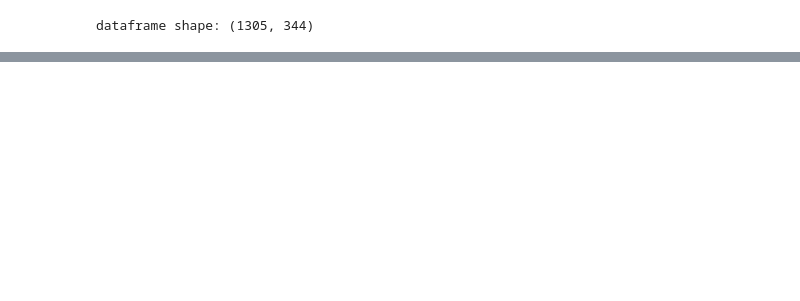
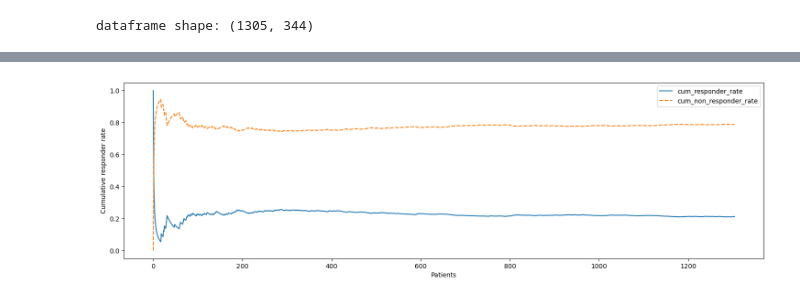
Before and after one commit to DanHerman212/oud_treatment_outcome, a Jupyter notebook: notebooks/2_exploratory_analysis.ipynb, the cells around one changed output, grey strips where cells are left out. Saved outputs shown, nothing was run; the diff lists cells and outputs as text; code cells hidden in the pictures; blank space fills up the shorter version.

```diff
--- a/notebooks/2_exploratory_analysis.ipynb
+++ b/notebooks/2_exploratory_analysis.ipynb
@@ -280,0 +163,25 @@ plt.show()
+# %%
+# cumulative distribution function
+# create a new column for cumulative responders
+data['cum_responders'] = data.responder.cumsum()
+
+# create a new column for cumulative non-responders
+data['cum_non_responders'] = (data.responder == 0).cumsum()
+
+# create a new column for cumulative total patients
+data['cum_total_patients'] = data.index + 1
+
+# create a new column for cumulative responders
+data['cum_responder_rate'] = data.cum_responders / data.cum_total_patients
+
+# create a new column for cumulative non-responders
+data['cum_non_responder_rate'] = data.cum_non_responders / data.cum_total_patients
+
+# create a new column for cumulative total patients
+plt.figure(figsize=(18, 5))
+sns.lineplot(data=data[['cum_responder_rate', 'cum_non_responder_rate']])
+plt.xlabel('Patients')
+plt.ylabel('Cumulative responder rate')
+plt.show()
+# %% [output]
+[figure, added]
```
Also changed, not shown: parts of 31 cells of this notebook.
